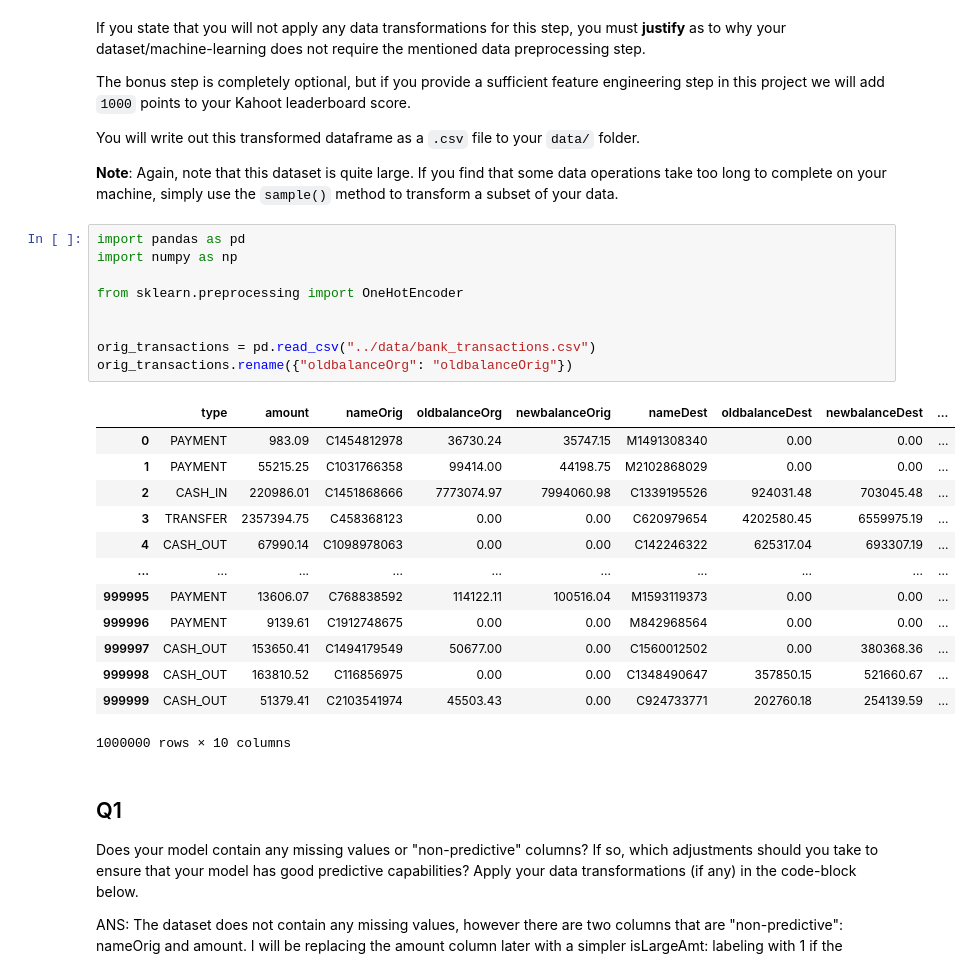
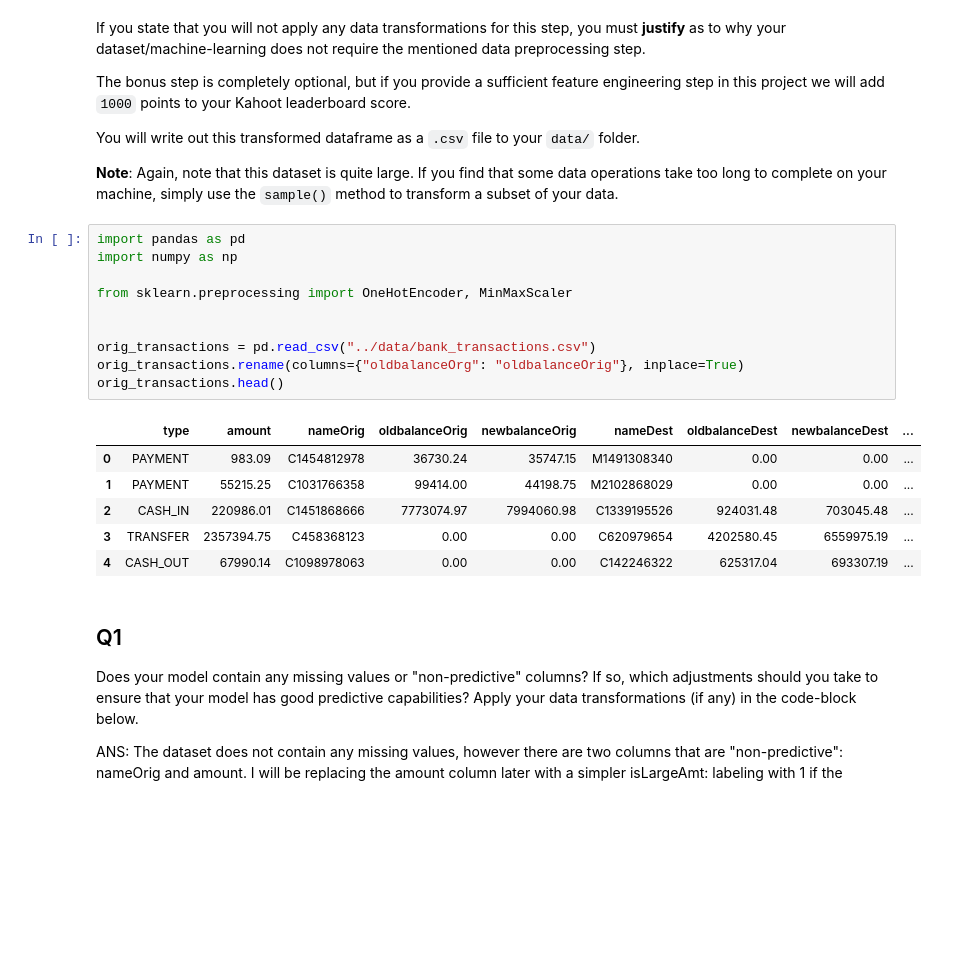
Before and after one commit to tali0n-git/Fraud_Detection, a Jupyter notebook: notebooks/transform.ipynb, the cells around one changed output. Drawn from its saved outputs; the diff is of its cells as text; blank space fills up the shorter version.

```diff
--- a/notebooks/transform.ipynb
+++ b/notebooks/transform.ipynb
@@ -13,26 +13,20 @@ You will write out this transformed dataframe as a `.csv` file to your `data/` f
 # %%
 import pandas as pd
 import numpy as np
 
-from sklearn.preprocessing import OneHotEncoder
+from sklearn.preprocessing import OneHotEncoder, MinMaxScaler
 
 
 orig_transactions = pd.read_csv("../data/bank_transactions.csv")
-orig_transactions.rename({"oldbalanceOrg": "oldbalanceOrig"})
+orig_transactions.rename(columns={"oldbalanceOrg": "oldbalanceOrig"}, inplace=True)
+orig_transactions.head()
 # %% [output]
-|  | type | amount | nameOrig | oldbalanceOrg | newbalanceOrig | nameDest | oldbalanceDest | newbalanceDest | ... |
+|  | type | amount | nameOrig | oldbalanceOrig | newbalanceOrig | nameDest | oldbalanceDest | newbalanceDest | ... |
 | 0 | PAYMENT | 983.09 | C1454812978 | 36730.24 | 35747.15 | M1491308340 | 0.00 | 0.00 | ... |
 | 1 | PAYMENT | 55215.25 | C1031766358 | 99414.00 | 44198.75 | M2102868029 | 0.00 | 0.00 | ... |
 | 2 | CASH_IN | 220986.01 | C1451868666 | 7773074.97 | 7994060.98 | C1339195526 | 924031.48 | 703045.48 | ... |
 | 3 | TRANSFER | 2357394.75 | C458368123 | 0.00 | 0.00 | C620979654 | 4202580.45 | 6559975.19 | ... |
 | 4 | CASH_OUT | 67990.14 | C1098978063 | 0.00 | 0.00 | C142246322 | 625317.04 | 693307.19 | ... |
-| ... | ... | ... | ... | ... | ... | ... | ... | ... | ... |
-| 999995 | PAYMENT | 13606.07 | C768838592 | 114122.11 | 100516.04 | M1593119373 | 0.00 | 0.00 | ... |
-| 999996 | PAYMENT | 9139.61 | C1912748675 | 0.00 | 0.00 | M842968564 | 0.00 | 0.00 | ... |
-| 999997 | CASH_OUT | 153650.41 | C1494179549 | 50677.00 | 0.00 | C1560012502 | 0.00 | 380368.36 | ... |
-| 999998 | CASH_OUT | 163810.52 | C116856975 | 0.00 | 0.00 | C1348490647 | 357850.15 | 521660.67 | ... |
-| 999999 | CASH_OUT | 51379.41 | C2103541974 | 45503.43 | 0.00 | C924733771 | 202760.18 | 254139.59 | ... |
-1000000 rows × 10 columns
 # %% [markdown]
 ## Q1
 
```
Also changed, not shown: parts of 8 cells of this notebook, 2 other files.
